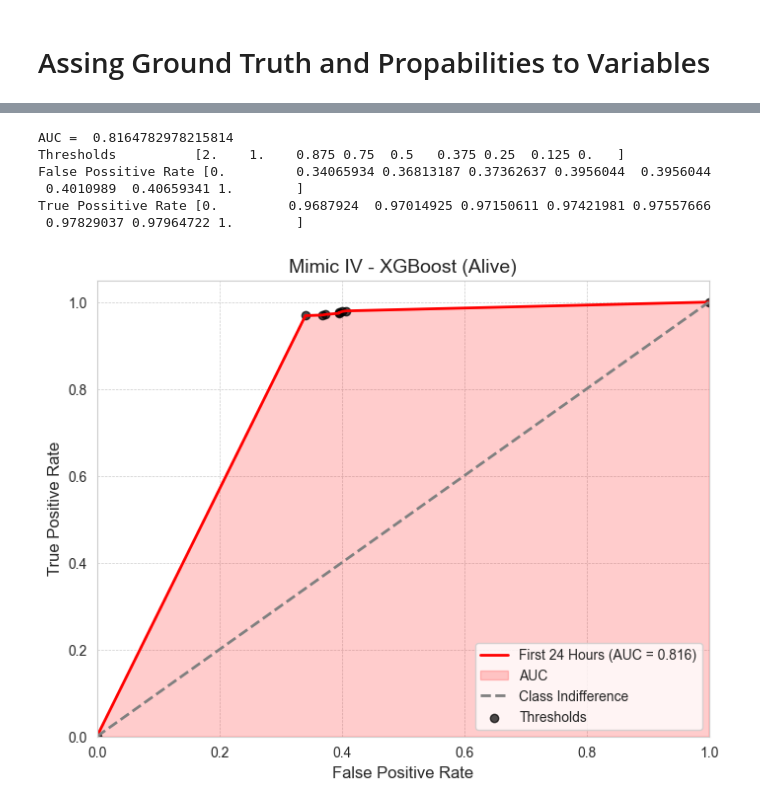
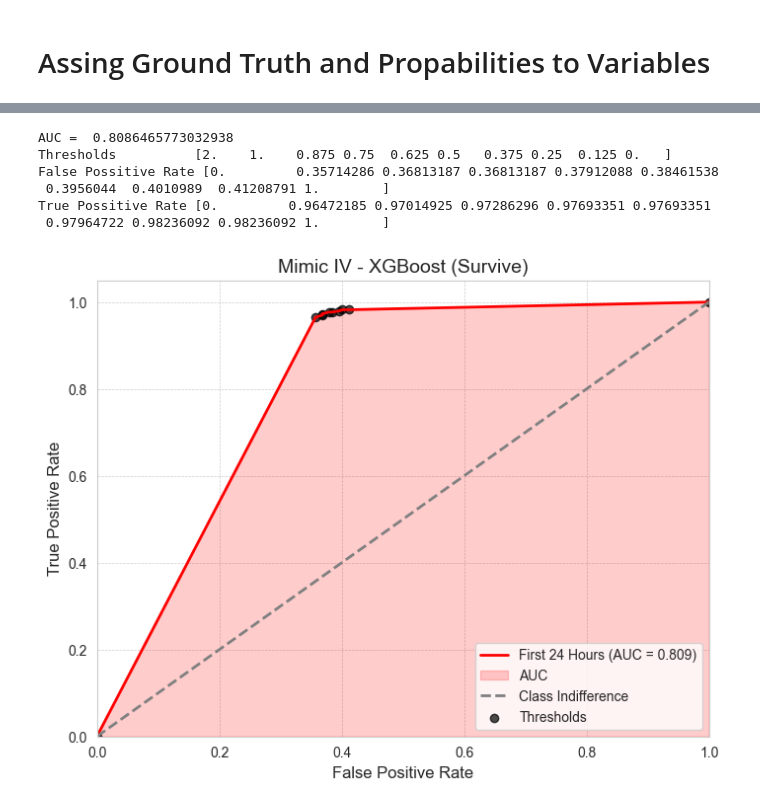
Before and after one commit to DimopDim/PhD, a Jupyter notebook: 05_Machine_Learning/02_XGBoost_expire_flag.ipynb, the cells around one changed output, grey strips where cells are left out. Drawn from its saved outputs; the diff is of its cells as text; code cells hidden in the pictures.

Commit message:
Setting HyperParameter and plots

```diff
--- a/05_Machine_Learning/02_XGBoost_expire_flag.ipynb
+++ b/05_Machine_Learning/02_XGBoost_expire_flag.ipynb
@@ -155,8 +155,11 @@ print("\n",classification_report(y_test, predictions))
 XGBoost without HyperParameter
 """
 
-# Define XGBoost model
-model = xgb.XGBClassifier()
+# Default XGBoost model parameter
+#model = xgb.XGBClassifier()
+
+# HyperParameter XGBoost model
+model = xgb.XGBClassifier(learning_rate=0.06999999999999999, max_depth=4, reg_lambda=9.5, reg_alpha=8.6)
 
 # Train the model
 model.fit(X_train, y_train)
@@ -604,41 +605,41 @@ fpr4, tpr4, thresholds4 = roc_curve(ground_truth_alive4, prob_alive4)
 
 # Combine ROC curve and scatter plot
 plt.figure(figsize=(8, 6))
 plt.plot(fpr4, tpr4, color='red', lw=2, label=f'First 24 Hours (AUC = {auc_4:.3f})')
 plt.fill_between(fpr4, tpr4, color='red', alpha=0.2, label='AUC')
 plt.plot([0, 1], [0, 1], color='gray', lw=2, linestyle='--', label='Class Indifference')
 plt.xlim([0.0, 1.0])
 plt.ylim([0.0, 1.05])
 
 # Scatter plot with transparency and annotations
 plt.scatter(fpr4, tpr4, marker='o', color='black', alpha=0.7, label='Thresholds')
 
 # Threshold Number in the plot
 #for i, threshold in enumerate(thresholds4):
 #    plt.annotate(f"{threshold:.2f}", (fpr4[i], tpr4[i]), xytext=(5, -5), textcoords='offset points', fontsize=8)
 
 # Common formatting
 plt.xlabel(xlabel, fontsize=12)
 plt.ylabel(ylabel, fontsize=12)
-plt.title(algorithm_label + " (Alive)", fontsize=14)
+plt.title(algorithm_label + " (Survive)", fontsize=14)
 plt.grid(True, linestyle='--', linewidth=0.5)
 plt.legend(loc='lower right')  # Adjust legend location for balance
 
 # Print statements
 print("AUC = ", auc_4)
 print("Thresholds         ", thresholds4)
 print("False Possitive Rate", fpr4)
 print("True Possitive Rate", tpr4)
 
 plt.show()
 # %% [output]
-AUC =  0.8164782978215814
-Thresholds          [2.    1.    0.875 0.75  0.5   0.375 0.25  0.125 0.   ]
-False Possitive Rate [0.         0.34065934 0.36813187 0.37362637 0.3956044  0.3956044
- 0.4010989  0.40659341 1.        ]
-True Possitive Rate [0.         0.9687924  0.97014925 0.97150611 0.97421981 0.97557666
- 0.97829037 0.97964722 1.        ]
+AUC =  0.8086465773032938
+Thresholds          [2.    1.    0.875 0.75  0.625 0.5   0.375 0.25  0.125 0.   ]
+False Possitive Rate [0.         0.35714286 0.36813187 0.36813187 0.37912088 0.38461538
+ 0.3956044  0.4010989  0.41208791 1.        ]
+True Possitive Rate [0.         0.96472185 0.97014925 0.97286296 0.97693351 0.97693351
+ 0.97964722 0.98236092 0.98236092 1.        ]
-[figure, old version]
+[figure, new version]
 # %%
 # Calculate AUC scores
 auc_3_hours = roc_auc_score(ground_truth_alive1, prob_alive1)
```
Also changed, not shown: parts of 20 cells of this notebook.
